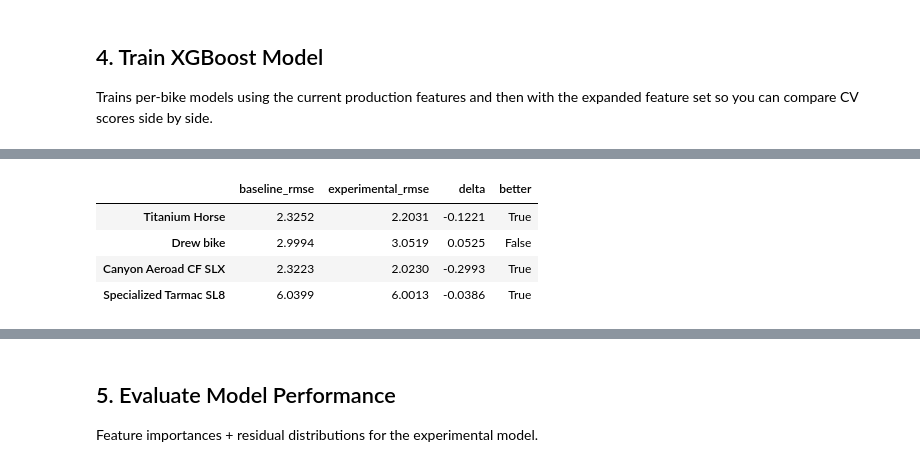
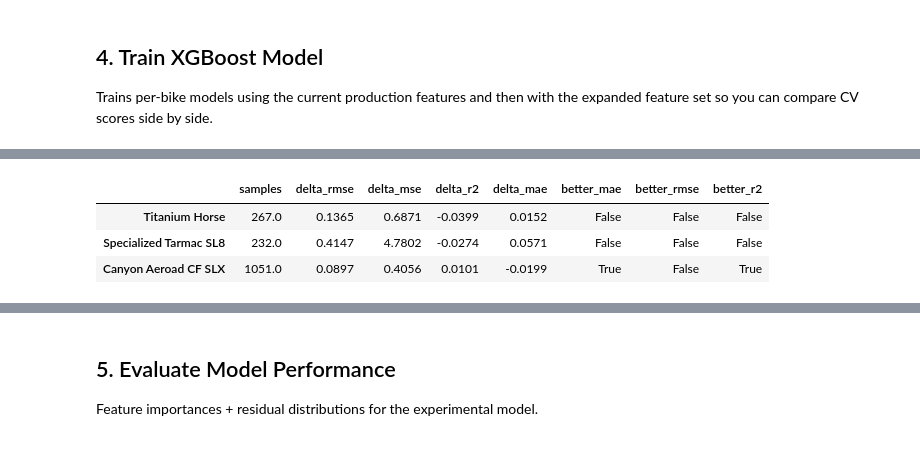
Before and after one commit to loganmckerlich/new_bike_day, a Jupyter notebook: notebooks/exp6_xgb_feature_engineering.ipynb, the cells around one changed output, grey strips where cells are left out. Drawn from its saved outputs; the diff is of its cells as text; code cells hidden in the pictures.

```diff
--- a/notebooks/exp6_xgb_feature_engineering.ipynb
+++ b/notebooks/exp6_xgb_feature_engineering.ipynb
@@ -156,6 +173,12 @@ def engineer_features(df: pd.DataFrame) -> pd.DataFrame:
     out["month_sin"] = np.sin(2 * np.pi * month / 12.0)
     out["month_cos"] = np.cos(2 * np.pi * month / 12.0)
 
+    dummies = pd.get_dummies(out["segment_type_detail"], prefix="segtype_detail", dummy_na=True, dtype=float)
+    out = pd.concat([out, dummies], axis=1)
+
+    dummies = pd.get_dummies(out["segment_type"], prefix="segtype", dummy_na=True, dtype=float)
+    out = pd.concat([out, dummies], axis=1)
+
     return out.reset_index(drop=True)
 
 
@@ -200,18 +248,6 @@ Trains per-bike models using the current production features and then with the e
 # %%
 # ── Edit these to swap in/out candidate features ──────────────────────────────
-EXPERIMENTAL_FEATURES = XGB_FEATURES + [
-    "log_watts",
-    "cbrt_watts",
-    "distance_km",
-    "woy_sin",
-    "woy_cos",
-    "month_sin",
-    "month_cos",
-    # "watts_per_grade",  # noisy when grade ≈ 0 — uncomment to test
-    # "elapsed_ratio",
-    # "effort_count",
-    # "heartrate",
-]
+EXPERIMENTAL_FEATURES = XGB_FEATURES + new_cols
 
 XGB_PARAMS = dict(
     n_estimators=300,
@@ -223,32 +259,56 @@ XGB_PARAMS = dict(
     verbosity=0,
 )
 
-cv = KFold(n_splits=5, shuffle=True, random_state=42)
+cv = KFold(n_splits=2, shuffle=True, random_state=42)
 
-def cv_rmse(feature_cols: list[str], df_in: pd.DataFrame) -> dict:
-    """Return per-bike CV RMSE dict for the given feature set."""
+def cv_metrics(feature_cols: list[str], df_in: pd.DataFrame) -> dict:
+    """Return per-bike CV metrics dict (RMSE, MSE, R²) for the given feature set."""
     results = {}
     for bike in df_in["bike_name"].unique():
         sub = df_in[df_in["bike_name"] == bike].dropna(subset=feature_cols + ["speed_kmh"])
-        if len(sub) < 10:
+        if len(sub) < 200:
             continue
         X = sub[feature_cols].values
         y = sub["speed_kmh"].values
         model = xgb.XGBRegressor(**XGB_PARAMS)
-        scores = cross_val_score(model, X, y, cv=cv, scoring="neg_root_mean_squared_error")
-        results[bike] = -scores.mean()
+
+        scores = cross_validate(model, X, y, cv=cv, scoring={
+            "rmse": "neg_root_mean_squared_error",
+            "mse":  "neg_mean_squared_error",
+            "r2":   "r2",
+            "mae": "neg_mean_absolute_error",
+        })
+
+        results[bike] = {
+            "samples": len(sub),
+            "rmse": -scores["test_rmse"].mean(),
+            "mse":  -scores["test_mse"].mean(),
+            "r2":    scores["test_r2"].mean(),
+            "mae": -scores["test_mae"].mean(),
+        }
+
     return results
 
-baseline_rmse    = cv_rmse(XGB_FEATURES, df_feat)
-experimental_rmse = cv_rmse(EXPERIMENTAL_FEATURES, df_feat)
+baseline_metrics     = cv_metrics(XGB_FEATURES, df_feat)
+experimental_metrics = cv_metrics(EXPERIMENTAL_FEATURES, df_feat)
 
-compare = pd.DataFrame({
-    "baseline_rmse":      baseline_rmse,
-    "experimental_rmse":  experimental_rmse,
-}).round(4)
-compare["delta"] = (compare["experimental_rmse"] - compare["baseline_rmse"]).round(4)
-compare["better"] = compare["delta"] < 0
+rows = {}
+for bike in set(baseline_metrics) | set(experimental_metrics):
+    b = baseline_metrics.get(bike, {})
+    e = experimental_metrics.get(bike, {})
+    rows[bike] = {
+        "samples": e.get("samples"),
+        "delta_rmse": round(e["rmse"] - b["rmse"], 4) if b and e else None,
+        "delta_mse":  round(e["mse"]  - b["mse"],  4) if b and e else None,
+        "delta_r2":   round(e["r2"]   - b["r2"],   4) if b and e else None,
+        "delta_mae":  round(e["mae"]  - b["mae"],  4) if b and e else None,
+    }
 
-print(compare)
+compare = pd.DataFrame(rows).T.round(4)
+compare["better_mae"] = compare["delta_mae"] < 0
+compare["better_rmse"] = compare["delta_rmse"] < 0
+compare["better_r2"]   = compare["delta_r2"]   > 0  # higher R² is better
+
+# print(compare)
 compare
 # %% [output]
@@ -260,5 +315,4 @@ Specialized Tarmac SL8         6.0399             6.0013 -0.0386    True
-|  | baseline_rmse | experimental_rmse | delta | better |
-| Titanium Horse | 2.3252 | 2.2031 | -0.1221 | True |
-| Drew bike | 2.9994 | 3.0519 | 0.0525 | False |
-| Canyon Aeroad CF SLX | 2.3223 | 2.0230 | -0.2993 | True |
-| Specialized Tarmac SL8 | 6.0399 | 6.0013 | -0.0386 | True |
+|  | samples | delta_rmse | delta_mse | delta_r2 | delta_mae | better_mae | better_rmse | better_r2 |
+| Titanium Horse | 267.0 | 0.1365 | 0.6871 | -0.0399 | 0.0152 | False | False | False |
+| Specialized Tarmac SL8 | 232.0 | 0.4147 | 4.7802 | -0.0274 | 0.0571 | False | False | False |
+| Canyon Aeroad CF SLX | 1051.0 | 0.0897 | 0.4056 | 0.0101 | -0.0199 | True | False | True |
```
Also changed, not shown: parts of 19 cells of this notebook, 8 other files.
